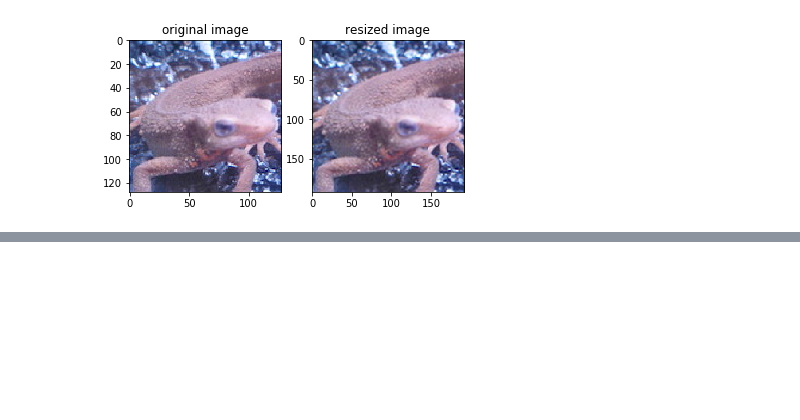
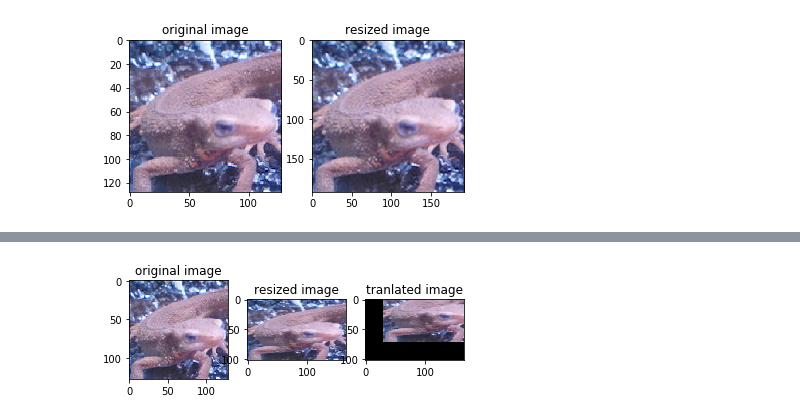
Before and after one commit to SeanCho1996/opencv-100, a Jupyter notebook: Q21-30/Q26-30.ipynb, the cells around one changed output, grey strips where cells are left out. Drawn from its saved outputs; the diff is of its cells as text; code cells hidden in the pictures; blank space fills up the shorter version.

```diff
--- a/Q21-30/Q26-30.ipynb
+++ b/Q21-30/Q26-30.ipynb
@@ -97,0 +117,25 @@ plt.show()
+# %%
+# Q29
+# 缩放操作仍可以用resize
+resize_w = np.cast[np.int](img_rgb.shape[1] * 1.3)
+resize_h = np.cast[np.int](img_rgb.shape[0] * 0.8)
+img_resize = cv.resize(img_rgb, (resize_w, resize_h))
+
+# 再做平移
+translate = np.float32([[1, 0, 30], [0, 1, -30]])
+img_resize_trans = cv.warpAffine(img_resize, translate, (img_resize.shape[1], img_resize.shape[0]))
+# %%
+plt.figure
+plt.subplot(131)
+plt.imshow(img_rgb)
+plt.title('original image')
+plt.subplot(132)
+plt.imshow(img_resize)
+plt.title('resized image')
+plt.subplot(133)
+plt.imshow(img_resize_trans)
+plt.title('tranlated image')
+
+plt.show()
+# %% [output]
+[figure, added]
```
Also changed, not shown: parts of 5 cells of this notebook.
